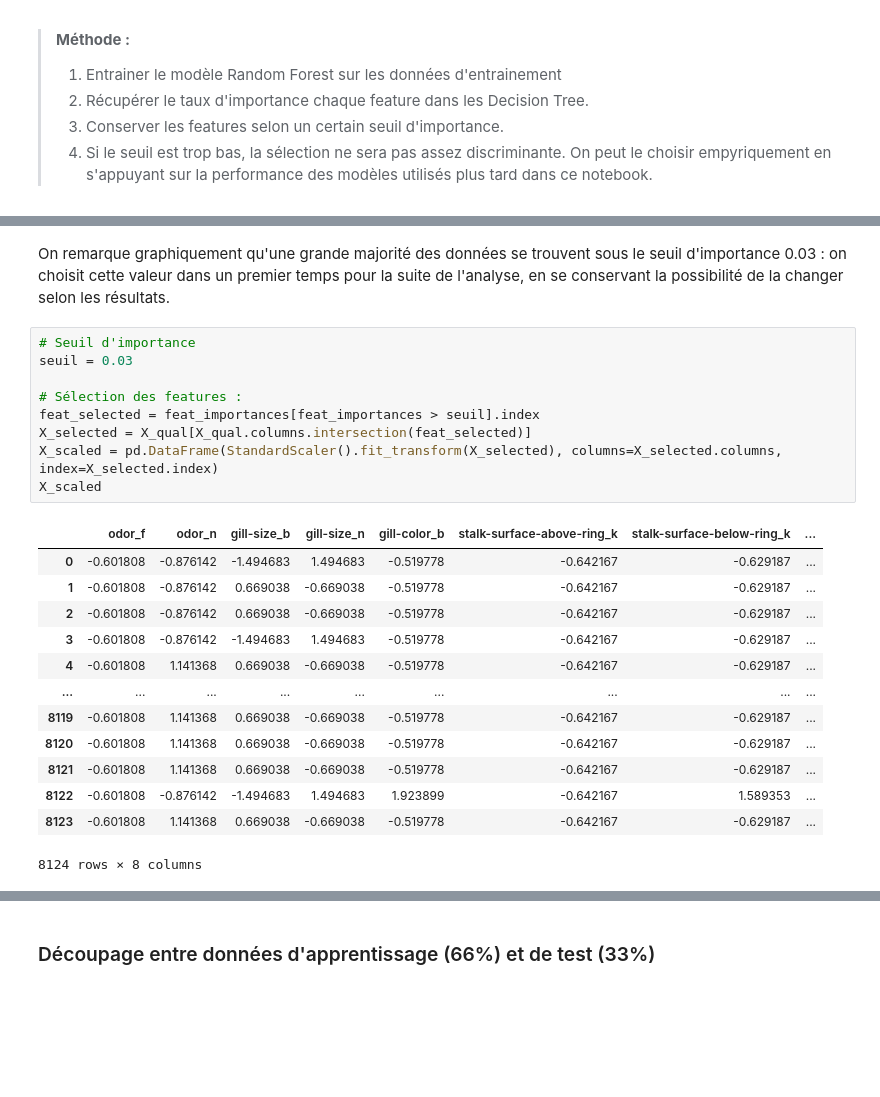
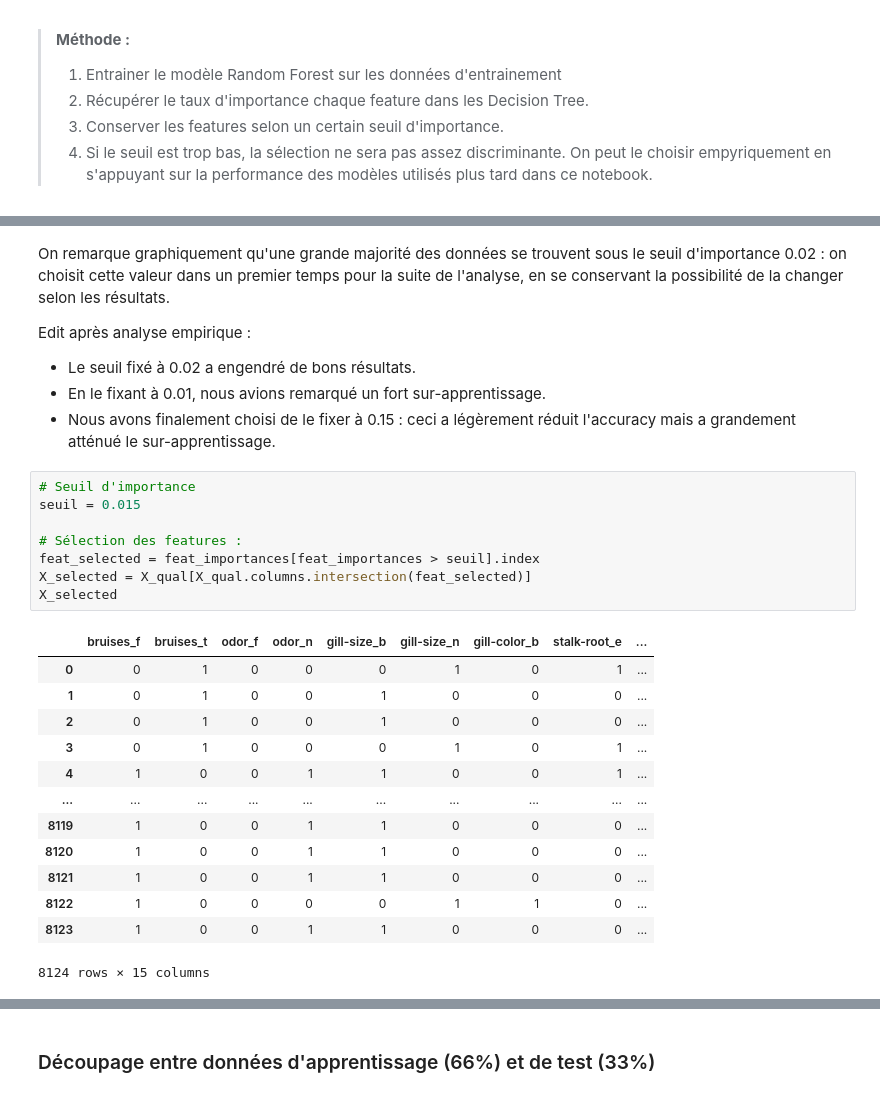
Before and after one commit to Erebz/DataScience, a Jupyter notebook: TP_Mushroom.ipynb, the cells around one changed output, grey strips where cells are left out. Cells and saved outputs as stored; diff of their text form; blank space fills up the shorter version.

```diff
--- a/TP_Mushroom.ipynb
+++ b/TP_Mushroom.ipynb
@@ -158,25 +183,30 @@ feat_importances.nlargest(50).plot(kind='barh')
 # %% [markdown]
-On remarque graphiquement qu'une grande majorité des données se trouvent sous le seuil d'importance 0.03 : on choisit cette valeur dans un premier temps pour la suite de l'analyse, en se conservant la possibilité de la changer selon les résultats.
+On remarque graphiquement qu'une grande majorité des données se trouvent sous le seuil d'importance 0.02 : on choisit cette valeur dans un premier temps pour la suite de l'analyse, en se conservant la possibilité de la changer selon les résultats.
+
+Edit après analyse empirique :
+
+- Le seuil fixé à 0.02 a engendré de bons résultats.
+- En le fixant à 0.01, nous avions remarqué un fort sur-apprentissage.
+- Nous avons finalement choisi de le fixer à 0.15 : ceci a légèrement réduit l'accuracy mais a grandement atténué le sur-apprentissage.
 # %%
 # Seuil d'importance
-seuil = 0.03
+seuil = 0.015
 
 # Sélection des features :
 feat_selected = feat_importances[feat_importances > seuil].index
 X_selected = X_qual[X_qual.columns.intersection(feat_selected)]
-X_scaled = pd.DataFrame(StandardScaler().fit_transform(X_selected), columns=X_selected.columns, index=X_selected.index)
-X_scaled
+X_selected
 # %% [output]
-|  | odor_f | odor_n | gill-size_b | gill-size_n | gill-color_b | stalk-surface-above-ring_k | stalk-surface-below-ring_k | ... |
-| 0 | -0.601808 | -0.876142 | -1.494683 | 1.494683 | -0.519778 | -0.642167 | -0.629187 | ... |
-| 1 | -0.601808 | -0.876142 | 0.669038 | -0.669038 | -0.519778 | -0.642167 | -0.629187 | ... |
-| 2 | -0.601808 | -0.876142 | 0.669038 | -0.669038 | -0.519778 | -0.642167 | -0.629187 | ... |
-| 3 | -0.601808 | -0.876142 | -1.494683 | 1.494683 | -0.519778 | -0.642167 | -0.629187 | ... |
-| 4 | -0.601808 | 1.141368 | 0.669038 | -0.669038 | -0.519778 | -0.642167 | -0.629187 | ... |
-| ... | ... | ... | ... | ... | ... | ... | ... | ... |
-| 8119 | -0.601808 | 1.141368 | 0.669038 | -0.669038 | -0.519778 | -0.642167 | -0.629187 | ... |
-| 8120 | -0.601808 | 1.141368 | 0.669038 | -0.669038 | -0.519778 | -0.642167 | -0.629187 | ... |
-| 8121 | -0.601808 | 1.141368 | 0.669038 | -0.669038 | -0.519778 | -0.642167 | -0.629187 | ... |
-| 8122 | -0.601808 | -0.876142 | -1.494683 | 1.494683 | 1.923899 | -0.642167 | 1.589353 | ... |
-| 8123 | -0.601808 | 1.141368 | 0.669038 | -0.669038 | -0.519778 | -0.642167 | -0.629187 | ... |
+|  | bruises_f | bruises_t | odor_f | odor_n | gill-size_b | gill-size_n | gill-color_b | stalk-root_e | ... |
+| 0 | 0 | 1 | 0 | 0 | 0 | 1 | 0 | 1 | ... |
+| 1 | 0 | 1 | 0 | 0 | 1 | 0 | 0 | 0 | ... |
+| 2 | 0 | 1 | 0 | 0 | 1 | 0 | 0 | 0 | ... |
+| 3 | 0 | 1 | 0 | 0 | 0 | 1 | 0 | 1 | ... |
+| 4 | 1 | 0 | 0 | 1 | 1 | 0 | 0 | 1 | ... |
+| ... | ... | ... | ... | ... | ... | ... | ... | ... | ... |
+| 8119 | 1 | 0 | 0 | 1 | 1 | 0 | 0 | 0 | ... |
+| 8120 | 1 | 0 | 0 | 1 | 1 | 0 | 0 | 0 | ... |
+| 8121 | 1 | 0 | 0 | 1 | 1 | 0 | 0 | 0 | ... |
+| 8122 | 1 | 0 | 0 | 0 | 0 | 1 | 1 | 0 | ... |
+| 8123 | 1 | 0 | 0 | 1 | 1 | 0 | 0 | 0 | ... |
-8124 rows × 8 columns
+8124 rows × 15 columns
```
Also changed, not shown: parts of 35 cells of this notebook, 1 other file.
